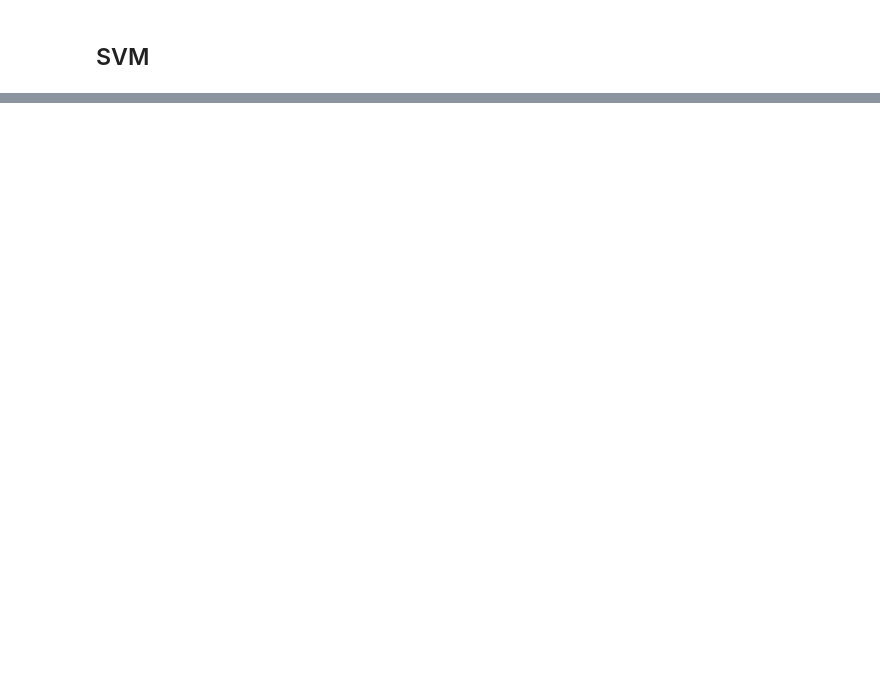
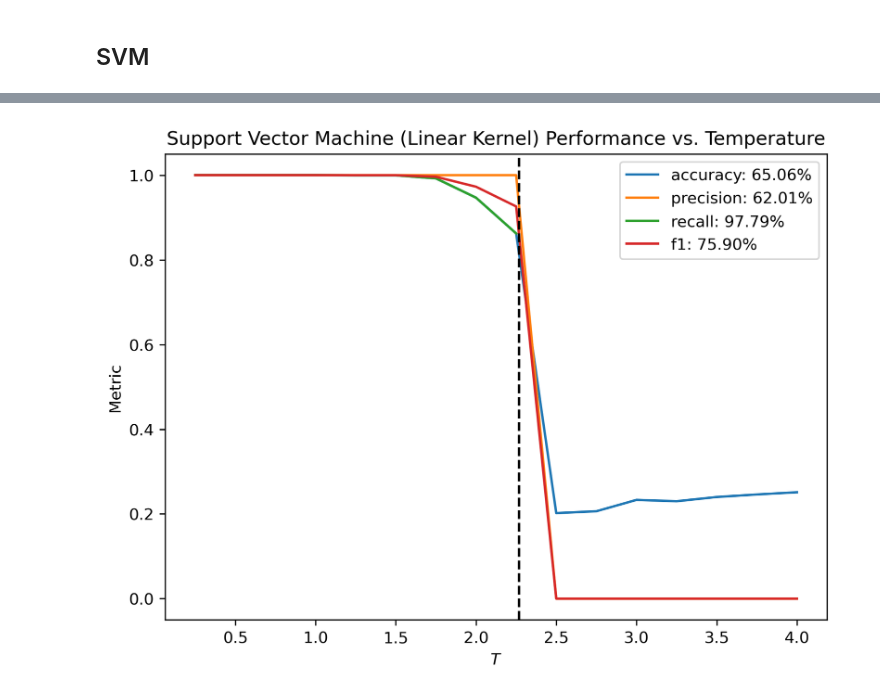
Before and after one commit to DanDan0101/PSI-Machine-Learning, a Jupyter notebook: Homework 1/HW 1.ipynb, the cells around one changed output, grey strips where cells are left out. Cells and saved outputs as stored; diff of their text form; code cells hidden in the pictures; blank space fills up the shorter version.

```diff
--- a/Homework 1/HW 1.ipynb
+++ b/Homework 1/HW 1.ipynb
@@ -157,26 +206,21 @@ KeyboardInterrupt:
 svm_scores = np.zeros(len(scorers))
 svm_scores_temps = np.zeros((len(scorers), 16))
 
-for i, svm_model in enumerate(tqdm(svm_models)):
-    print("Metric: {}".format(svm_model.scoring))
-    svm_scores[i] = svm_model.score(data_test, labels_test)
-    print("Overall {}: {:.4f}".format(svm_model.scoring, svm_scores[i]))
+for i, scoring in enumerate(tqdm(scorers)):
+    print("Metric: {}".format(scoring))
+    svm_scores[i] = scoring_functions[i](labels_test, svm_pred)
+    print("Overall {}: {:.4f}".format(scoring, svm_scores[i]))
     for j in range(16):
         temp = 0.25 * (j + 1)
-        if svm_model.scoring == "recall" and temp > T_c:
-            # Recall is ill-defined when there are no positive samples
-            svm_scores_temps[i, j] = np.nan
-        else:
-            svm_scores_temps[i, j] = svm_model.score(data_test[temps_test == temp], labels_test[temps_test == temp])
-    if svm_model.scoring == "accuracy":
-        print("Best {}: {:.4f} at T = {}".format(svm_model.scoring, np.max(svm_scores_temps[i]),
-                                                 0.25 * (np.argmax(svm_scores_temps[i]) + 1)))
-        print("Worst {}: {:.4f} at T = {}".format(svm_model.scoring, np.min(svm_scores_temps[i]),
-                                                  0.25 * (np.argmin(svm_scores_temps[i]) + 1)))
+        svm_scores_temps[i, j] = scoring_functions[i](labels_test[temps_test == temp], svm_pred[temps_test == temp])
+    if scoring == "accuracy":
+        print("Best {}: {:.4f} at T = {}".format(scoring, np.nanmax(svm_scores_temps[i]),
+                                                 0.25 * (np.nanargmax(svm_scores_temps[i]) + 1)))
+        print("Worst {}: {:.4f} at T = {}".format(scoring, np.nanmin(svm_scores_temps[i]),
+                                                  0.25 * (np.nanargmin(svm_scores_temps[i]) + 1)))
     else:
-        # Precision and F1 are trivially 0 when there are no positive samples
-        print("Best {}: {:.4f} at T = {}".format(svm_model.scoring, np.max(svm_scores_temps[i, :9]),
-                                                 0.25 * (np.argmax(svm_scores_temps[i, :9]) + 1)))
-        print("Worst {}: {:.4f} at T = {}".format(svm_model.scoring, np.min(svm_scores_temps[i, :9]),
-                                                  0.25 * (np.argmin(svm_scores_temps[i, :9]) + 1)))
+        print("Best {}: {:.4f} at T = {}".format(scoring, np.nanmax(svm_scores_temps[i, :9]),
+                                                 0.25 * (np.nanargmax(svm_scores_temps[i, :9]) + 1)))
+        print("Worst {}: {:.4f} at T = {}".format(scoring, np.nanmin(svm_scores_temps[i, :9]),
+                                                  0.25 * (np.nanargmin(svm_scores_temps[i, :9]) + 1)))
     print()
@@ -183,3 +247,15 @@ for i, svm_model in enumerate(tqdm(svm_models)):
+# %%
+plt.figure(dpi = 300, layout = "constrained")
+for i, scorer in enumerate(tqdm(scorers)):
+    plt.plot(np.linspace(0.25, 4., 16), linear_svm_scores_temps[i], label = "{}: {:.2%}".format(scorer, linear_svm_scores[i]))
+plt.axvline(T_c, color = "k", linestyle = "--")
+plt.xlabel(r"$T$")
+plt.ylabel("Metric")
+plt.title("Support Vector Machine (Linear Kernel) Performance vs. Temperature")
+plt.legend()
+plt.savefig("linear_svm.pdf")
+# %% [output]
+[figure, added]
 # %%
 plt.figure(dpi = 300, layout = "constrained")
 for i, scorer in enumerate(scorers):
```
Also changed, not shown: parts of 16 cells of this notebook, 4 other files.
